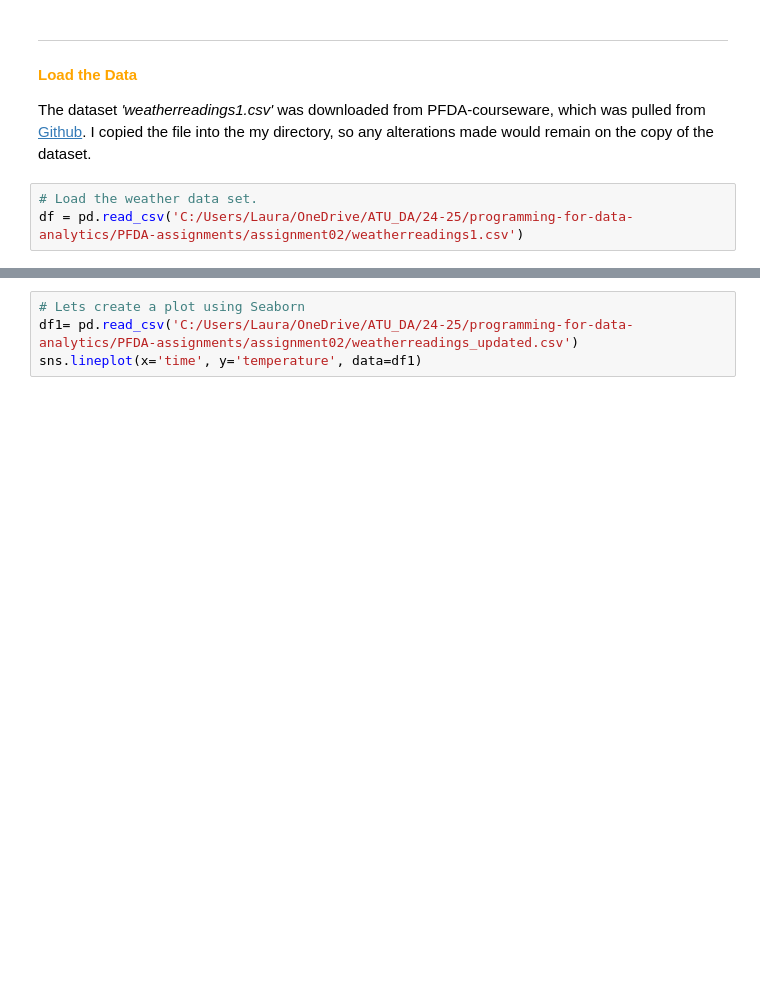
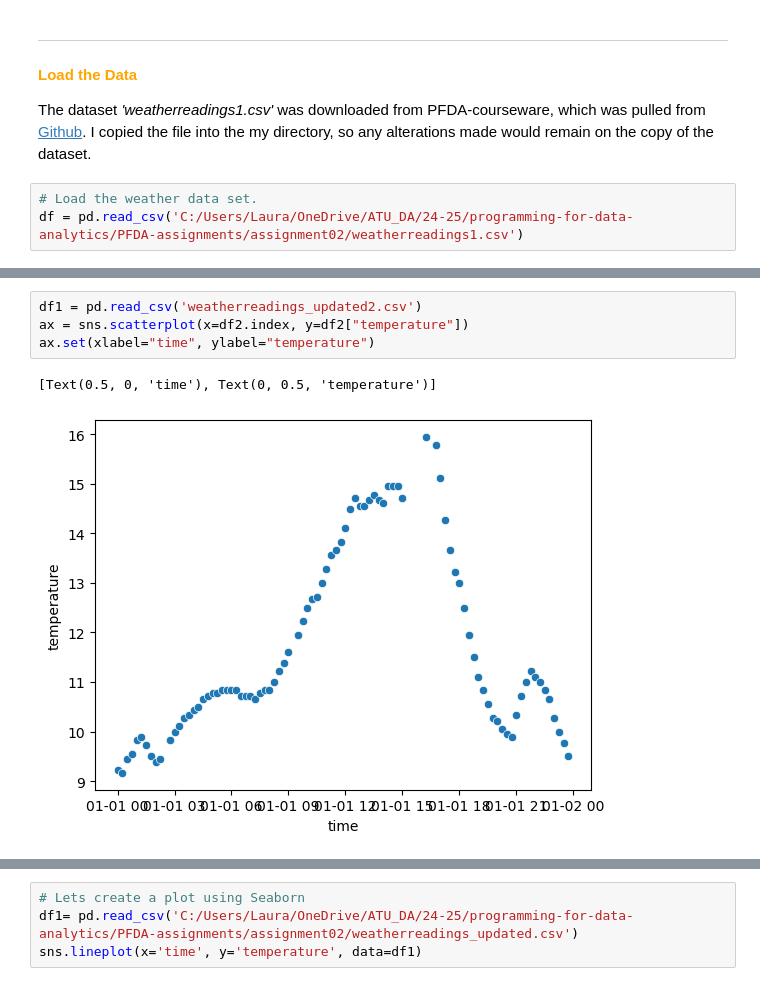
Before and after one commit to Laura6826/PFDA-assignments, a Jupyter notebook: assignment02/assignment2-weather.ipynb, the cells around one changed output, grey strips where cells are left out. Drawn from its saved outputs; the diff is of its cells as text; blank space fills up the shorter version.

Commit message:
Editing the graph

```diff
--- a/assignment02/assignment2-weather.ipynb
+++ b/assignment02/assignment2-weather.ipynb
@@ -41 +77,8 @@ df.to_csv('weatherreadings_updated.csv', index=False)
+# %%
+df1 = pd.read_csv('weatherreadings_updated2.csv')
+ax = sns.scatterplot(x=df2.index, y=df2["temperature"])
+ax.set(xlabel="time", ylabel="temperature")
+# %% [output]
+[Text(0.5, 0, 'time'), Text(0, 0.5, 'temperature')]
+[figure, added]
 # %%
```
Also changed, not shown: parts of 8 cells of this notebook, 2 other files.
